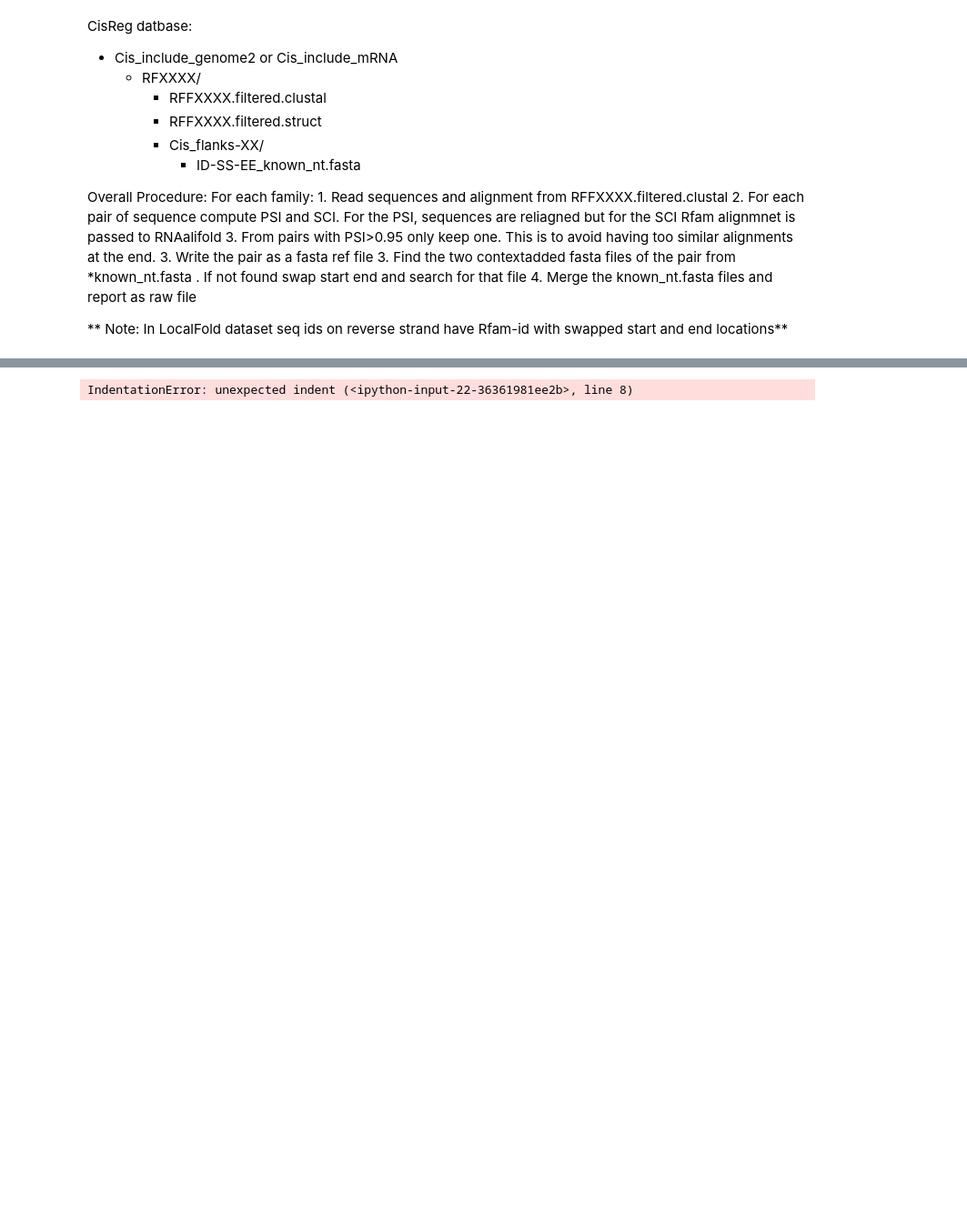
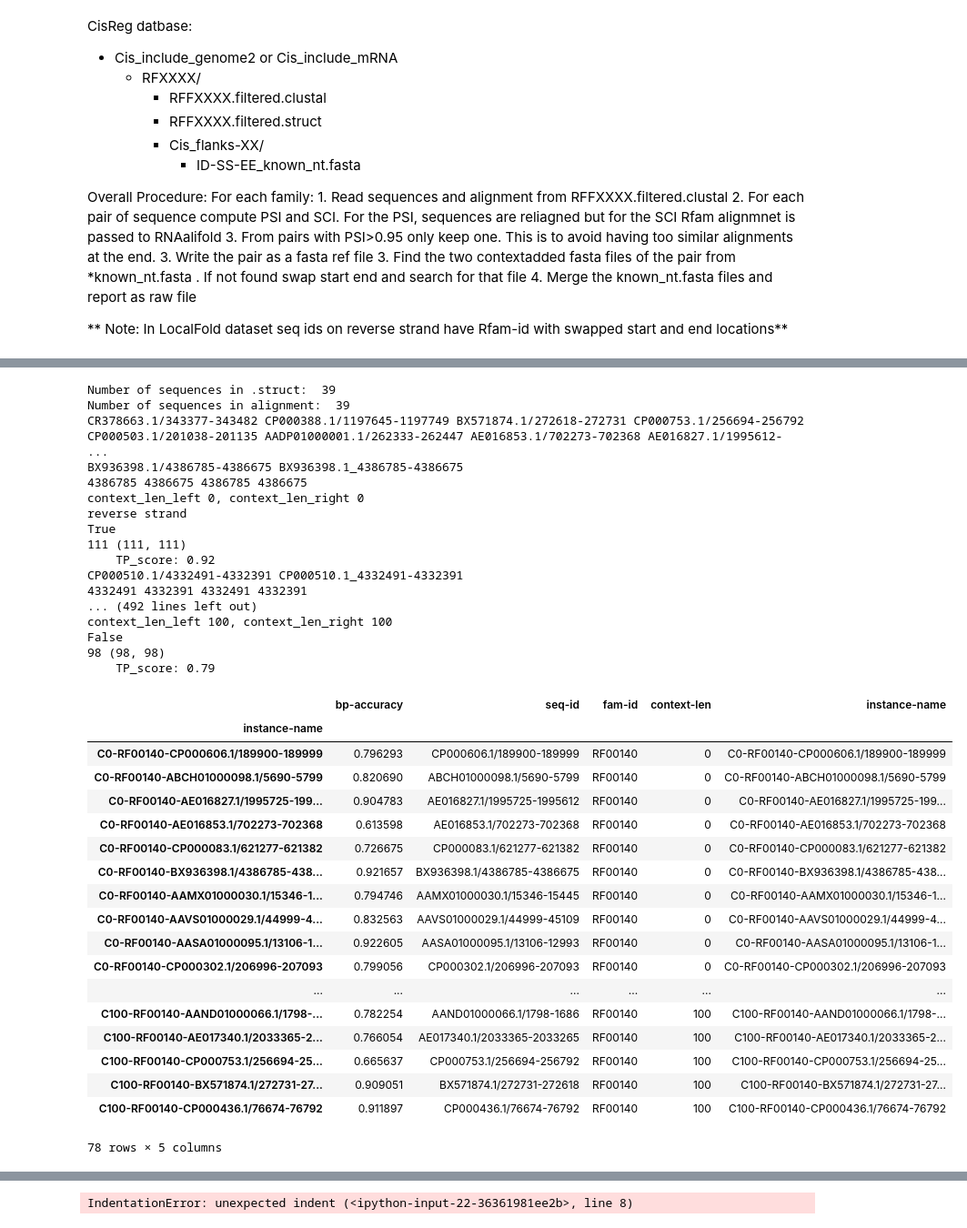
Before and after one commit to mmiladi/mmfold, a Jupyter notebook: cisreg/Benchmark-CisReg.ipynb, the cells around one changed output, grey strips where cells are left out. Shown at 91% size. Cells and saved outputs as stored; diff of their text form; code cells hidden in the pictures; blank space fills up the shorter version.

Commit message:
Cisreg dataframe for benchmarks generated

```diff
--- a/cisreg/Benchmark-CisReg.ipynb
+++ b/cisreg/Benchmark-CisReg.ipynb
@@ -324,0 +367,46 @@ AssertionError:
+# %%
+import pandas as pd
+df_benchmark_all = pd.DataFrame() #columns=['instance-name', 'seq-id', 'family-id', 'context-len'])
+for famid in ['RF00140']:
+    for cont_len in [0,100]:
+        df_fam_scores = benchmark_family(famid, context_len=cont_len)
+        df_benchmark_all = df_benchmark_all.append(df_fam_scores)
+
+df_benchmark_all
+# %% [output]
+Number of sequences in .struct:  39
+Number of sequences in alignment:  39
+CR378663.1/343377-343482 CP000388.1/1197645-1197749 BX571874.1/272618-272731 CP000753.1/256694-256792 CP000503.1/201038-201135 AADP01000001.1/262333-262447 AE016853.1/702273-702368 AE016827.1/1995612- ...
+BX936398.1/4386785-4386675 BX936398.1_4386785-4386675
+4386785 4386675 4386785 4386675
+context_len_left 0, context_len_right 0
+reverse strand
+True
+111 (111, 111)
+    TP_score: 0.92
+CP000510.1/4332491-4332391 CP000510.1_4332491-4332391
+4332491 4332391 4332491 4332391
+... (492 lines left out)
+context_len_left 100, context_len_right 100
+False
+98 (98, 98)
+    TP_score: 0.79
+|  | bp-accuracy | seq-id | fam-id | context-len | instance-name |
+| instance-name |  |  |  |  |  |
+| C0-RF00140-CP000606.1/189900-189999 | 0.796293 | CP000606.1/189900-189999 | RF00140 | 0 | C0-RF00140-CP000606.1/189900-189999 |
+| C0-RF00140-ABCH01000098.1/5690-5799 | 0.820690 | ABCH01000098.1/5690-5799 | RF00140 | 0 | C0-RF00140-ABCH01000098.1/5690-5799 |
+| C0-RF00140-AE016827.1/1995725-199... | 0.904783 | AE016827.1/1995725-1995612 | RF00140 | 0 | C0-RF00140-AE016827.1/1995725-199... |
+| C0-RF00140-AE016853.1/702273-702368 | 0.613598 | AE016853.1/702273-702368 | RF00140 | 0 | C0-RF00140-AE016853.1/702273-702368 |
+| C0-RF00140-CP000083.1/621277-621382 | 0.726675 | CP000083.1/621277-621382 | RF00140 | 0 | C0-RF00140-CP000083.1/621277-621382 |
+| C0-RF00140-BX936398.1/4386785-438... | 0.921657 | BX936398.1/4386785-4386675 | RF00140 | 0 | C0-RF00140-BX936398.1/4386785-438... |
+| C0-RF00140-AAMX01000030.1/15346-1... | 0.794746 | AAMX01000030.1/15346-15445 | RF00140 | 0 | C0-RF00140-AAMX01000030.1/15346-1... |
+| C0-RF00140-AAVS01000029.1/44999-4... | 0.832563 | AAVS01000029.1/44999-45109 | RF00140 | 0 | C0-RF00140-AAVS01000029.1/44999-4... |
+| C0-RF00140-AASA01000095.1/13106-1... | 0.922605 | AASA01000095.1/13106-12993 | RF00140 | 0 | C0-RF00140-AASA01000095.1/13106-1... |
+| C0-RF00140-CP000302.1/206996-207093 | 0.799056 | CP000302.1/206996-207093 | RF00140 | 0 | C0-RF00140-CP000302.1/206996-207093 |
+| ... | ... | ... | ... | ... | ... |
+| C100-RF00140-AAND01000066.1/1798-... | 0.782254 | AAND01000066.1/1798-1686 | RF00140 | 100 | C100-RF00140-AAND01000066.1/1798-... |
+| C100-RF00140-AE017340.1/2033365-2... | 0.766054 | AE017340.1/2033365-2033265 | RF00140 | 100 | C100-RF00140-AE017340.1/2033365-2... |
+| C100-RF00140-CP000753.1/256694-25... | 0.665637 | CP000753.1/256694-256792 | RF00140 | 100 | C100-RF00140-CP000753.1/256694-25... |
+| C100-RF00140-BX571874.1/272731-27... | 0.909051 | BX571874.1/272731-272618 | RF00140 | 100 | C100-RF00140-BX571874.1/272731-27... |
+| C100-RF00140-CP000436.1/76674-76792 | 0.911897 | CP000436.1/76674-76792 | RF00140 | 100 | C100-RF00140-CP000436.1/76674-76792 |
+78 rows × 5 columns
```
Also changed, not shown: parts of 2 cells of this notebook.
